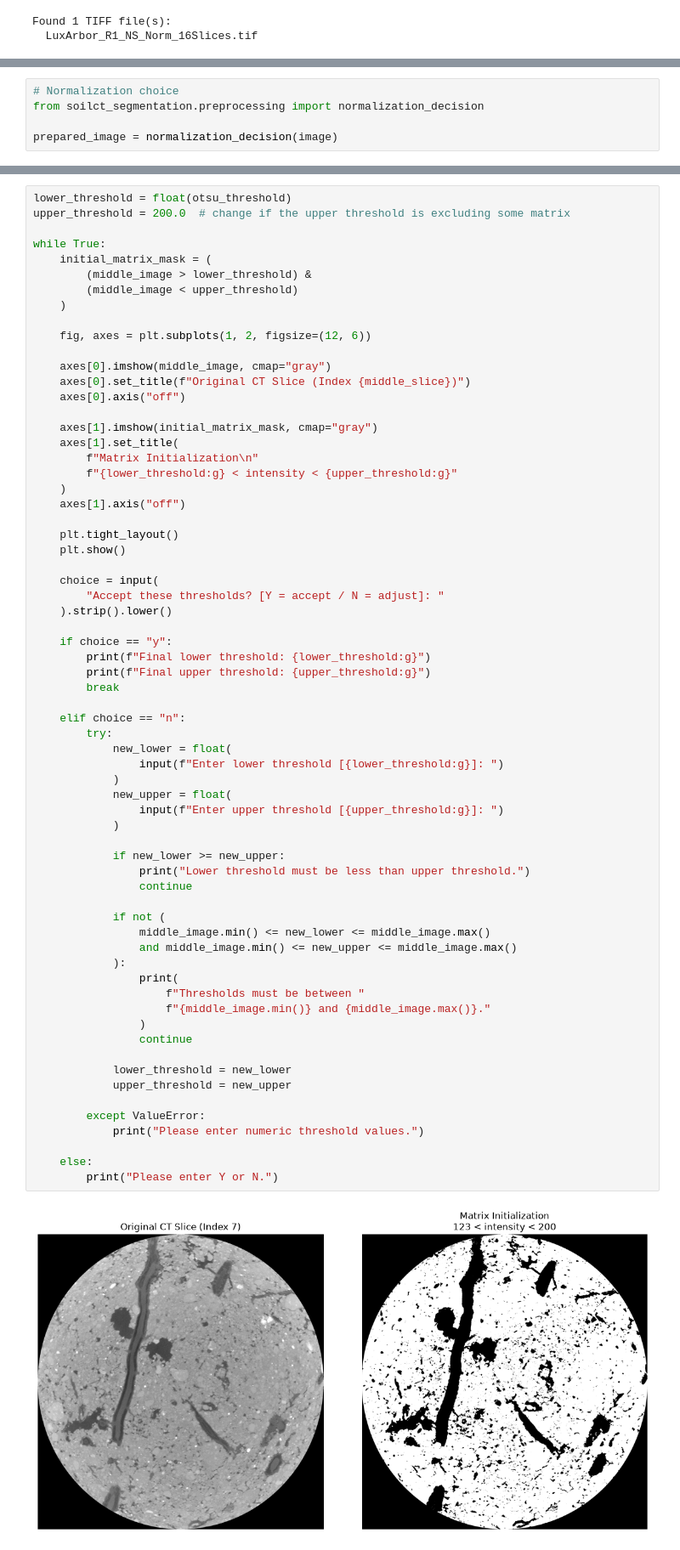
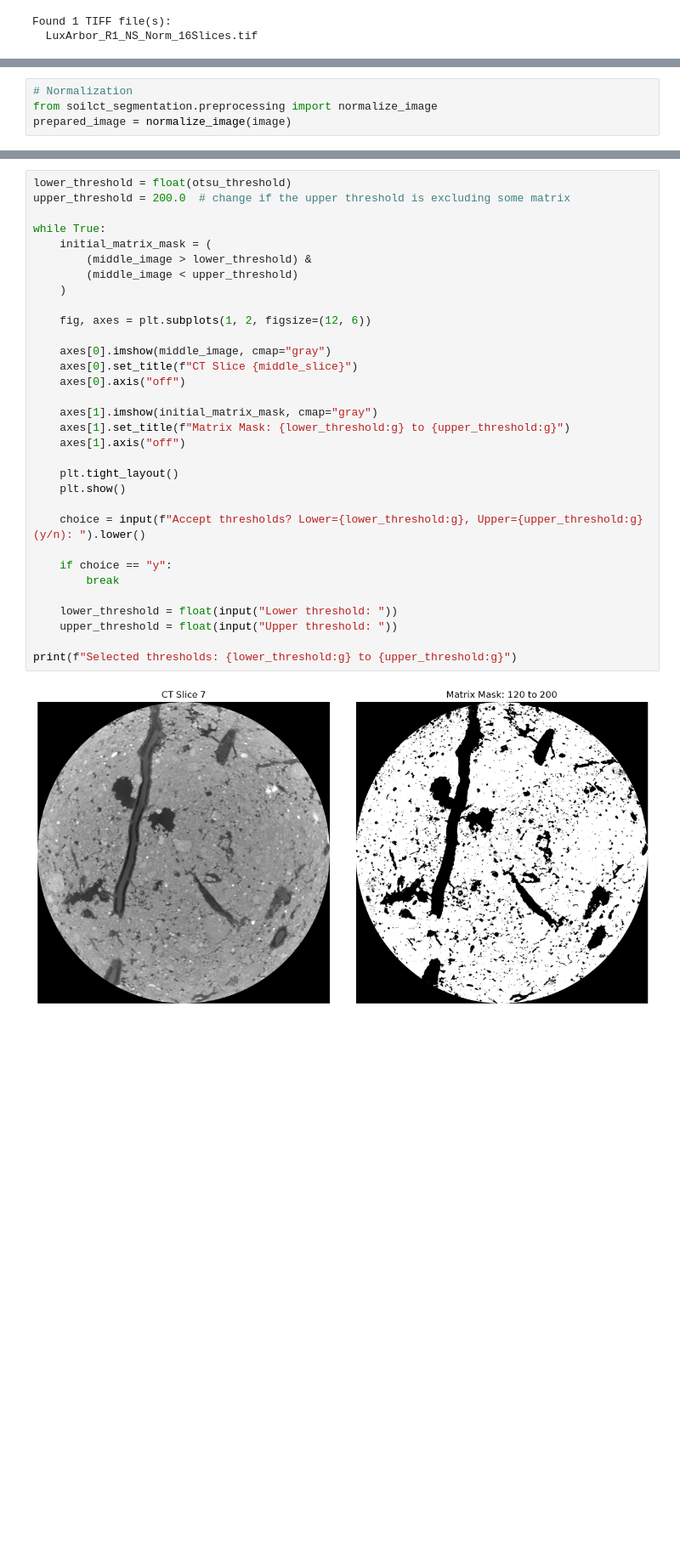
Before and after one commit to Goutham1676/Multiclass-Soil-X-ray-CT-Segmentation-Using-nnU-Net, a Jupyter notebook: 00_prototype_development_reference.ipynb, the cells around one changed output, grey strips where cells are left out. Shown at 85% size. Cells and saved outputs as stored; diff of their text form; blank space fills up the shorter version.

```diff
--- a/00_prototype_development_reference.ipynb
+++ b/00_prototype_development_reference.ipynb
@@ -120,6 +93,5 @@ intensity preprocessing.
 # %%
-# Normalization choice
-from soilct_segmentation.preprocessing import normalization_decision
-
-prepared_image = normalization_decision(image)
+# Normalization
+from soilct_segmentation.preprocessing import normalize_image
+prepared_image = normalize_image(image)
 # %% [output]
@@ -242,68 +162,34 @@ to multiclass annotation in Napari.
 # %%
 lower_threshold = float(otsu_threshold)
 upper_threshold = 200.0  # change if the upper threshold is excluding some matrix
 
 while True:
     initial_matrix_mask = (
         (middle_image > lower_threshold) &
         (middle_image < upper_threshold)
     )
 
     fig, axes = plt.subplots(1, 2, figsize=(12, 6))
 
     axes[0].imshow(middle_image, cmap="gray")
-    axes[0].set_title(f"Original CT Slice (Index {middle_slice})")
+    axes[0].set_title(f"CT Slice {middle_slice}")
     axes[0].axis("off")
 
     axes[1].imshow(initial_matrix_mask, cmap="gray")
-    axes[1].set_title(
-        f"Matrix Initialization\n"
-        f"{lower_threshold:g} < intensity < {upper_threshold:g}"
-    )
+    axes[1].set_title(f"Matrix Mask: {lower_threshold:g} to {upper_threshold:g}")
     axes[1].axis("off")
 
     plt.tight_layout()
     plt.show()
 
-    choice = input(
-        "Accept these thresholds? [Y = accept / N = adjust]: "
-    ).strip().lower()
+    choice = input(f"Accept thresholds? Lower={lower_threshold:g}, Upper={upper_threshold:g} (y/n): ").lower()
 
     if choice == "y":
-        print(f"Final lower threshold: {lower_threshold:g}")
-        print(f"Final upper threshold: {upper_threshold:g}")
         break
 
-    elif choice == "n":
-        try:
-            new_lower = float(
-                input(f"Enter lower threshold [{lower_threshold:g}]: ")
-            )
-            new_upper = float(
-                input(f"Enter upper threshold [{upper_threshold:g}]: ")
-            )
+    lower_threshold = float(input("Lower threshold: "))
+    upper_threshold = float(input("Upper threshold: "))
 
-            if new_lower >= new_upper:
-                print("Lower threshold must be less than upper threshold.")
-                continue
-
-            if not (
-                middle_image.min() <= new_lower <= middle_image.max()
-                and middle_image.min() <= new_upper <= middle_image.max()
-            ):
-                print(
-                    f"Thresholds must be between "
-                    f"{middle_image.min()} and {middle_image.max()}."
-                )
-                continue
-
-            lower_threshold = new_lower
-            upper_threshold = new_upper
-
-        except ValueError:
-            print("Please enter numeric threshold values.")
-
-    else:
-        print("Please enter Y or N.")
+print(f"Selected thresholds: {lower_threshold:g} to {upper_threshold:g}")
 # %% [output]
-[figure, old version]
+[figure, new version]
```
Also changed, not shown: parts of 23 cells of this notebook, 7 other files.
